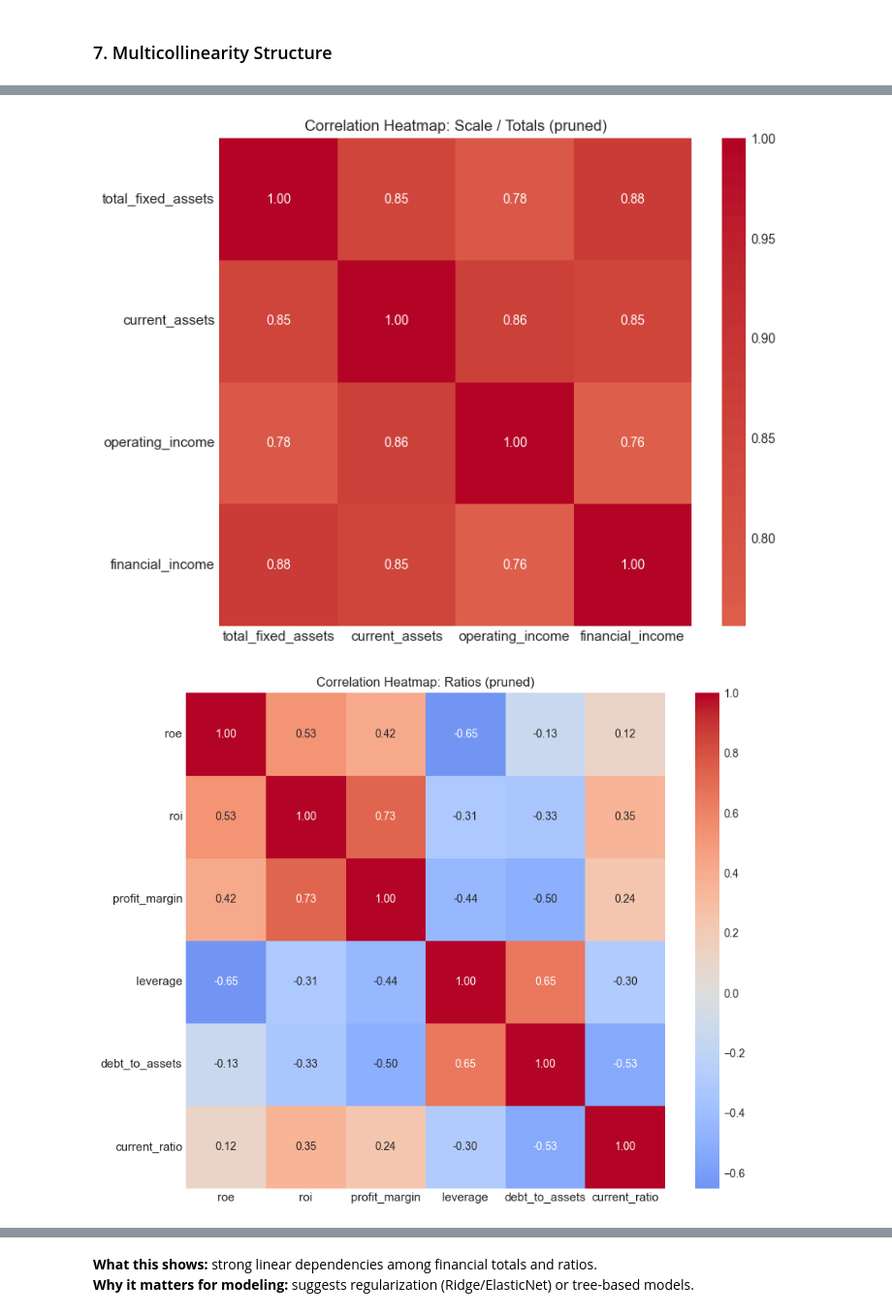
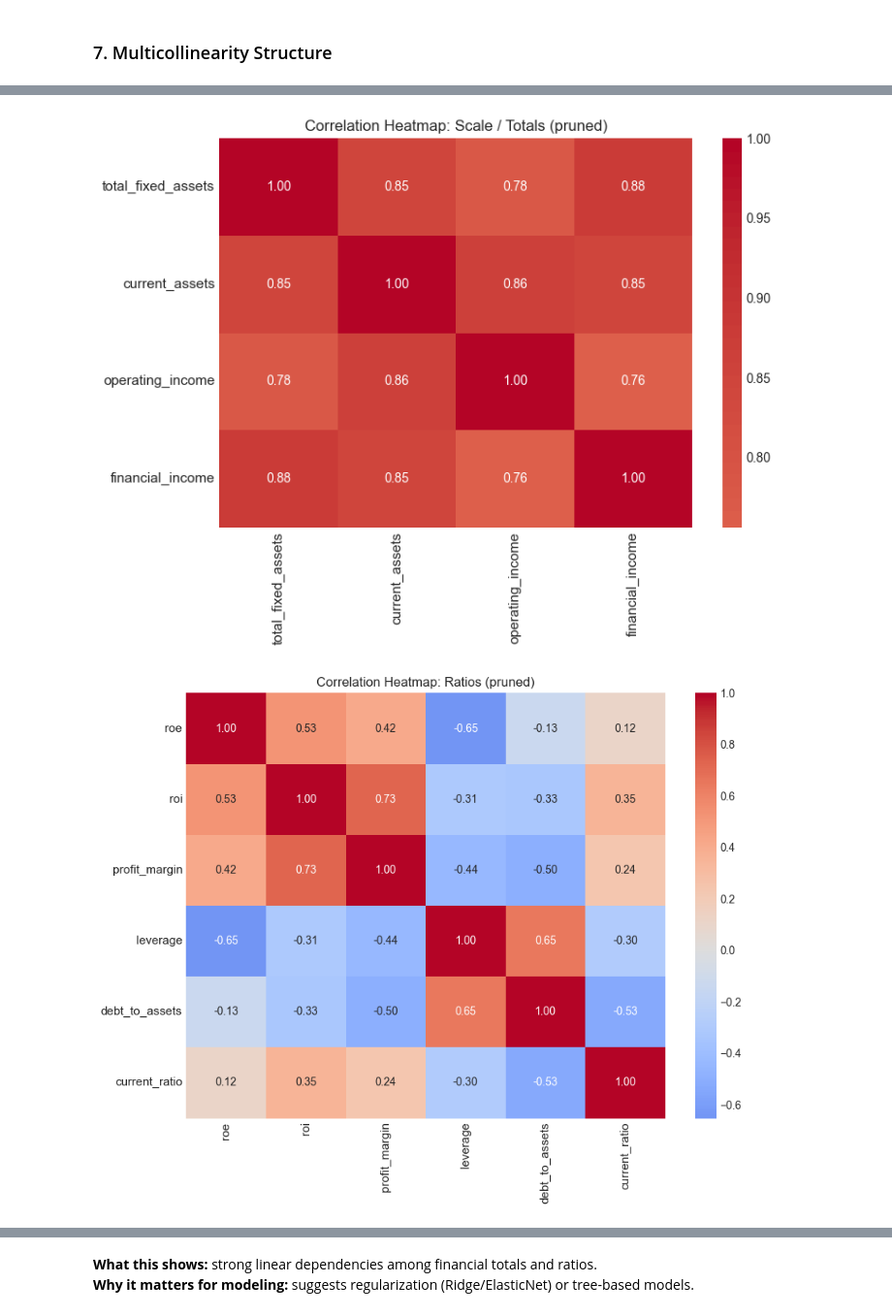
Before and after one commit to KorayAydin3k/Expert_AI_project, a Jupyter notebook: notebook/wer.ipynb, the cells around one changed output, grey strips where cells are left out. Shown at 97% size. Cells and saved outputs as stored; diff of their text form; code cells hidden in the pictures.

```diff
--- a/notebook/wer.ipynb
+++ b/notebook/wer.ipynb
@@ -314,6 +318,13 @@ ratio_features = [
     c for c in ['roe', 'roi', 'profit_margin', 'leverage', 'debt_to_assets', 'current_ratio', 'quick_ratio']
     if c in num_features
 ]
+
+# Income statement group (core statement line items)
+income_statement_candidates = [
+    'production_value', 'production_costs', 'operating_income',
+    'financial_income', 'financial_expenses', 'net_profit_loss'
+]
+income_statement_features = [c for c in income_statement_candidates if c in num_features]
 
 scale_features = [c for c in num_features if c not in ratio_features]
 
@@ -333,34 +344,45 @@ scale_keep, scale_drop, scale_corr = drop_high_corr(train_df, scale_features, th
 ratio_keep, ratio_drop, ratio_corr = drop_high_corr(train_df, ratio_features, threshold=0.90)
 
 print("Dropped (scale/total group):", scale_drop)
 print("Kept (scale/total group):", scale_keep)
 print("Dropped (ratio group):", ratio_drop)
 print("Kept (ratio group):", ratio_keep)
 
 # Heatmap A: Scale/Totals
 plt.figure(figsize=(8, 6))
 sns.heatmap(train_df[scale_keep].corr(), cmap='coolwarm', center=0, annot=True, fmt='.2f')
 plt.title('Correlation Heatmap: Scale / Totals (pruned)')
-plt.xticks(fontsize=11, rotation=0)
+plt.xticks(fontsize=11, rotation=90)
 plt.yticks(fontsize=11, rotation=0)
 plt.tight_layout()
 save_fig('correlation_heatmap_scale_totals')
 plt.show()
 
 # Heatmap B: Ratios
 if len(ratio_keep) > 0:
     plt.figure(figsize=(9, 7))
     sns.heatmap(train_df[ratio_keep].corr(), cmap='coolwarm', center=0, annot=True, fmt='.2f')
     plt.title('Correlation Heatmap: Ratios (pruned)')
-    plt.xticks(fontsize=11, rotation=0)
+    plt.xticks(fontsize=11, rotation=90)
     plt.yticks(fontsize=11, rotation=0)
     plt.tight_layout()
     save_fig('correlation_heatmap_ratios')
     plt.show()
+
+# Heatmap C: Income Statement
+if len(income_statement_features) > 1:
+    plt.figure(figsize=(8, 6))
+    sns.heatmap(train_df[income_statement_features].corr(), cmap='coolwarm', center=0, annot=True, fmt='.2f')
+    plt.title('Correlation Heatmap: Income Statement')
+    plt.xticks(fontsize=11, rotation=90)
+    plt.yticks(fontsize=11, rotation=0)
+    plt.tight_layout()
+    save_fig('correlation_heatmap_income_statement')
+    plt.show()
 # %% [output]
 Dropped (scale/total group): ['total_assets', 'shareholders_equity', 'total_debt', 'short_term_debt', 'long_term_debt', 'production_value', 'production_costs', 'financial_expenses', 'net_profit_loss']
 Kept (scale/total group): ['total_fixed_assets', 'current_assets', 'operating_income', 'financial_income']
 Dropped (ratio group): ['quick_ratio']
 Kept (ratio group): ['roe', 'roi', 'profit_margin', 'leverage', 'debt_to_assets', 'current_ratio']
-[figure, old version]
+[figure, new version]
-[figure, old version]
+[figure, new version]
```
Also changed, not shown: parts of 4 cells of this notebook, 4 other files.
